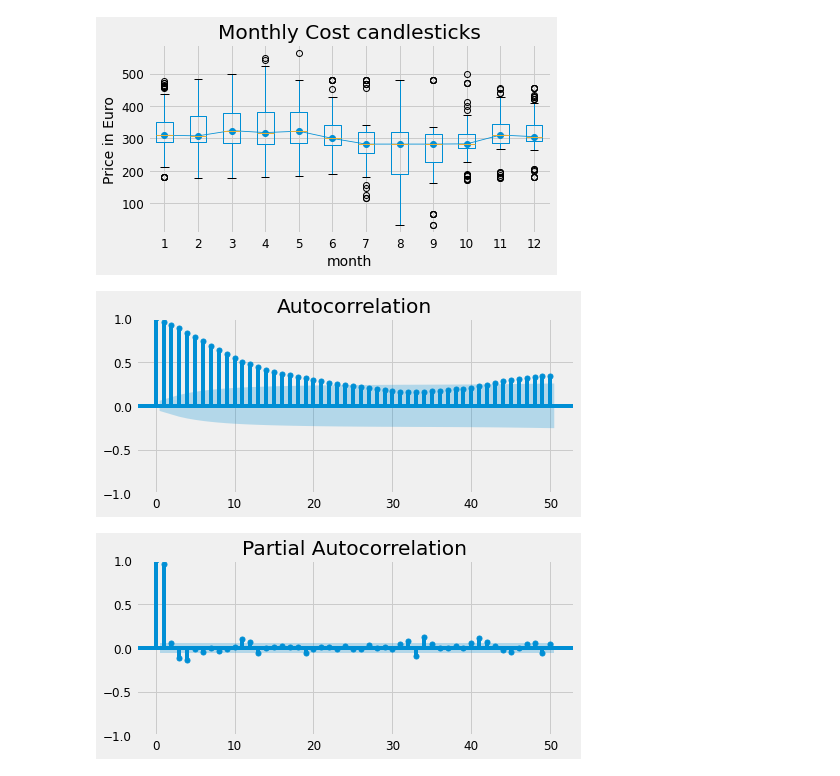
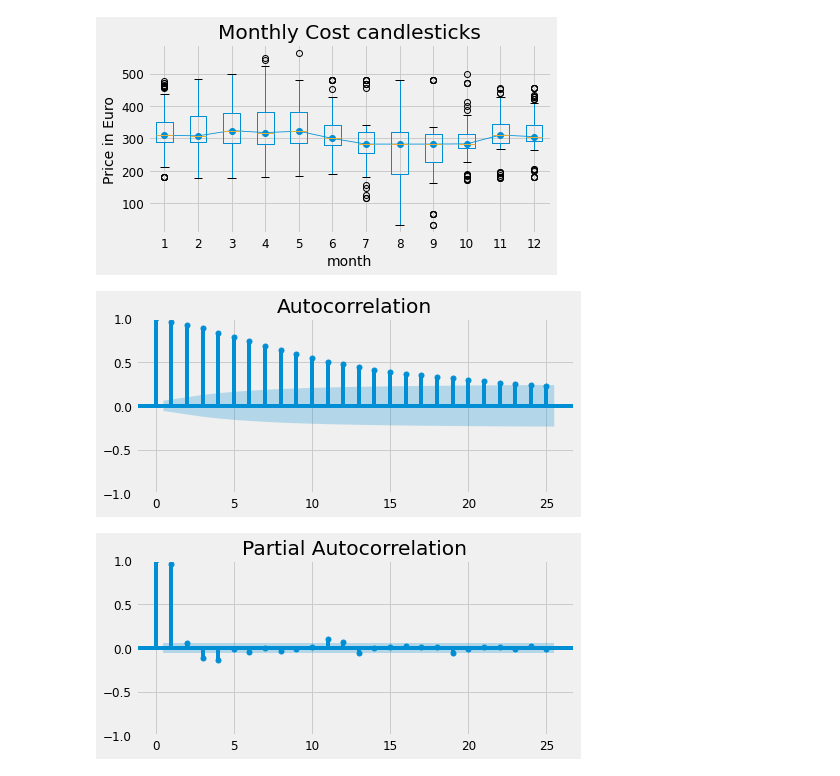
Before and after one commit to JohnsenClasses/final-project-schneider-thapa-koirala, a Jupyter notebook: MLeurice.ipynb, the cells around one changed output. Cells and saved outputs as stored; diff of their text form; code cells hidden in the pictures.

```diff
--- a/MLeurice.ipynb
+++ b/MLeurice.ipynb
@@ -160,12 +139,12 @@ fig.suptitle('');#variations over 12 month period
 [figure]
 # %%
 fig, ax = plt.subplots(figsize=(7, 3))
-plot_acf(paddypriceitaly.price, ax=ax, lags=50)
-plt.show()#the autocorrelation below suggests that current price of rice is based off of previous price
-
+plot_acf(paddypriceitaly.price, ax=ax, lags=25)
+plt.show()#the autocorrelation below suggests that current price of rice is based off of previous price if lags 1 or 2 are used
+#so a second or third order regressive model is best
 fig, ax = plt.subplots(figsize=(7, 3))
-plot_pacf(paddypriceitaly.price, ax=ax, lags=50)
+plot_pacf(paddypriceitaly.price, ax=ax, lags=25)
 plt.show()
 # %% [output]
-[figure, old version]
+[figure, new version]
-[figure, old version]
+[figure, new version]
```
Also changed, not shown: parts of 12 cells of this notebook.
